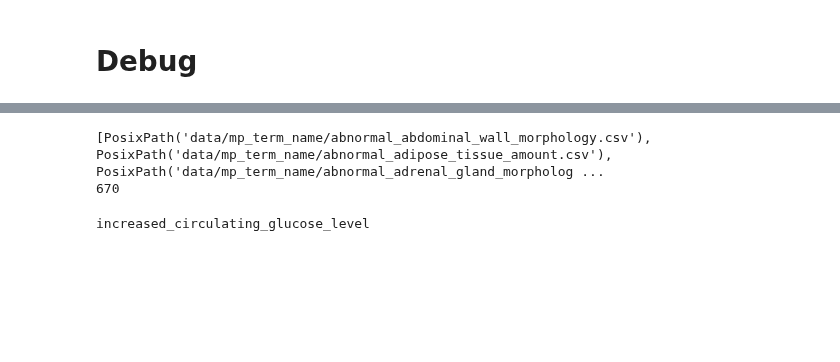
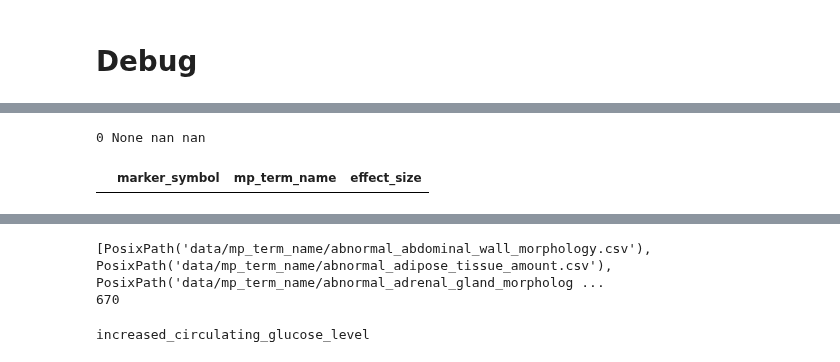
Before and after one commit to akikuno/TSUMUGI-dev, a Jupyter notebook: notebooks/notebools-web/055_combine_overlap_by_mp_term_name.ipynb, the cells around one changed output, grey strips where cells are left out. Saved outputs shown, nothing was run; the diff lists cells and outputs as text; code cells hidden in the pictures; blank space fills up the shorter version.

```diff
--- a/notebooks/notebools-web/055_combine_overlap_by_mp_term_name.ipynb
+++ b/notebooks/notebools-web/055_combine_overlap_by_mp_term_name.ipynb
@@ -176,3 +370,9 @@ total 9.6M
+# %%
+P(len(df_node), best_overlap_ratio, low, high)
+df_node
+# %% [output]
+0 None nan nan
+|  | marker_symbol | mp_term_name | effect_size |
 # %%
 # path_overlap = Path("data", "overlap_ratios_filtered.csv")
 # df_overlap = pd.read_csv(path_overlap)
```
Also changed, not shown: parts of 9 cells of this notebook, 9 other files.
